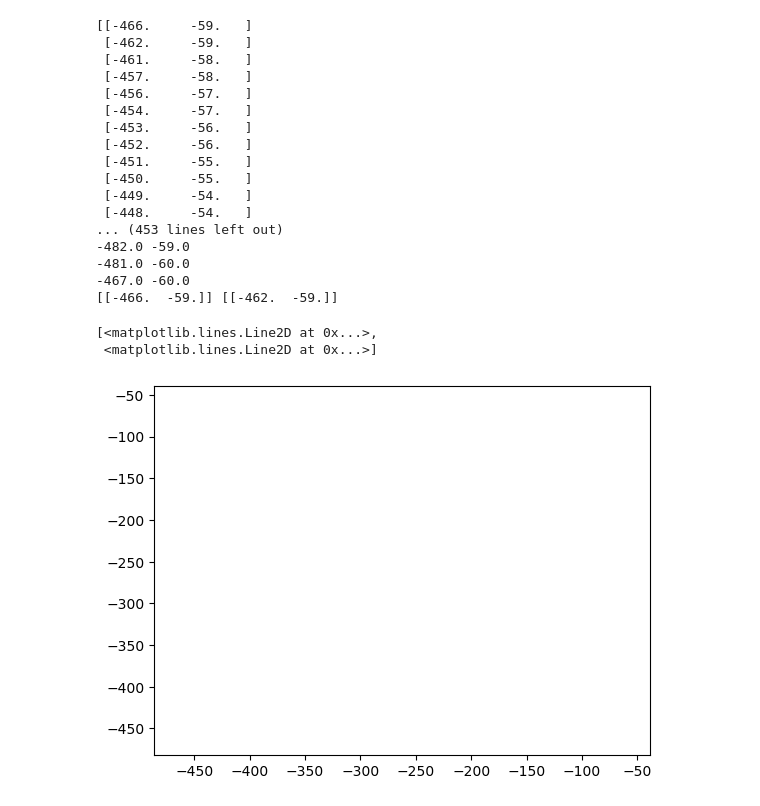
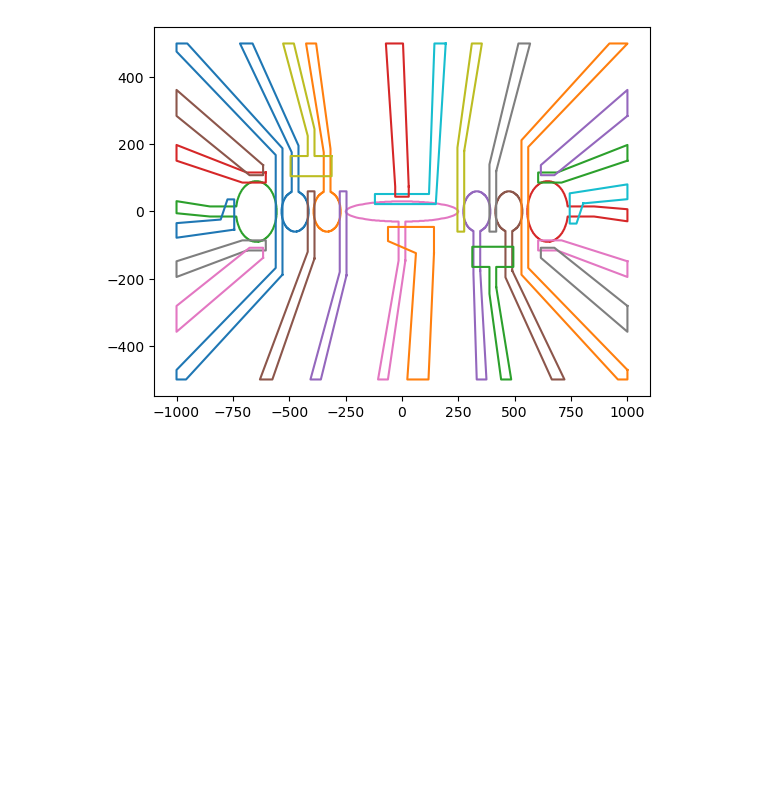
Before and after one commit to Nihilol/PREP, a Jupyter notebook: gds_tests.ipynb, the cells around one changed output. Saved outputs shown, nothing was run; the diff lists cells and outputs as text; code cells hidden in the pictures; blank space fills up the shorter version.

```diff
--- a/gds_tests.ipynb
+++ b/gds_tests.ipynb
@@ -8,40 +8,30 @@ import matplotlib.pyplot as plt
 # %%
 #gds_cut(read_file = "1x4_inner_structure.gds", x_lims = [-1000, 1000], y_lims = [-500, 500], out_file = "1x4_cut.gds", view = False)
 
 loaded_lib = gdspy.GdsLibrary(infile = "1x4_cut.gds")
 
 main_cell = loaded_lib.top_level()[0]
 
-size = len(main_cell.polygons[0].polygons[0])
+amount_of_polies = len(main_cell.polygons)
 
-print(main_cell.polygons[0].polygons[0])
+gates = []
 
-for i in range(size):
-    print(main_cell.polygons[0].polygons[0][i][0], main_cell.polygons[0].polygons[0][i][1])
-x = np.array([main_cell.polygons[0].polygons[0][:][0]])
-y = np.array([main_cell.polygons[0].polygons[0][:][1]])
+for j in range(amount_of_polies):
+    x, y = [], []
+    poly_object = main_cell.polygons[j]
+    size = len(poly_object.polygons[0])
+    for i in range(size):
+        x.append(poly_object.polygons[0][i][0])
+        y.append(poly_object.polygons[0][i][1])
+    x.append(x[0])
+    y.append(y[0])
+    x_placement = np.array(x)
+    y_placement = np.array(y)
+    gates.append(gate(poly_object.layers[0], x_placement, y_placement, 0))
 
-print(x, y)
+ax = plt.subplot()
 
-plt.plot(x, y)
+for i in range(amount_of_polies):
+    gates[i].plot_outline(ax)
 # %% [output]
-[[-466.     -59.   ]
- [-462.     -59.   ]
- [-461.     -58.   ]
- [-457.     -58.   ]
- [-456.     -57.   ]
- [-454.     -57.   ]
- [-453.     -56.   ]
- [-452.     -56.   ]
- [-451.     -55.   ]
- [-450.     -55.   ]
- [-449.     -54.   ]
- [-448.     -54.   ]
-... (453 lines left out)
--482.0 -59.0
--481.0 -60.0
--467.0 -60.0
-[[-466.  -59.]] [[-462.  -59.]]
-[<matplotlib.lines.Line2D at 0x...>,
- <matplotlib.lines.Line2D at 0x...>]
-[figure, old version]
+[figure, new version]
```
Also changed, not shown: parts of 1 cell of this notebook.
